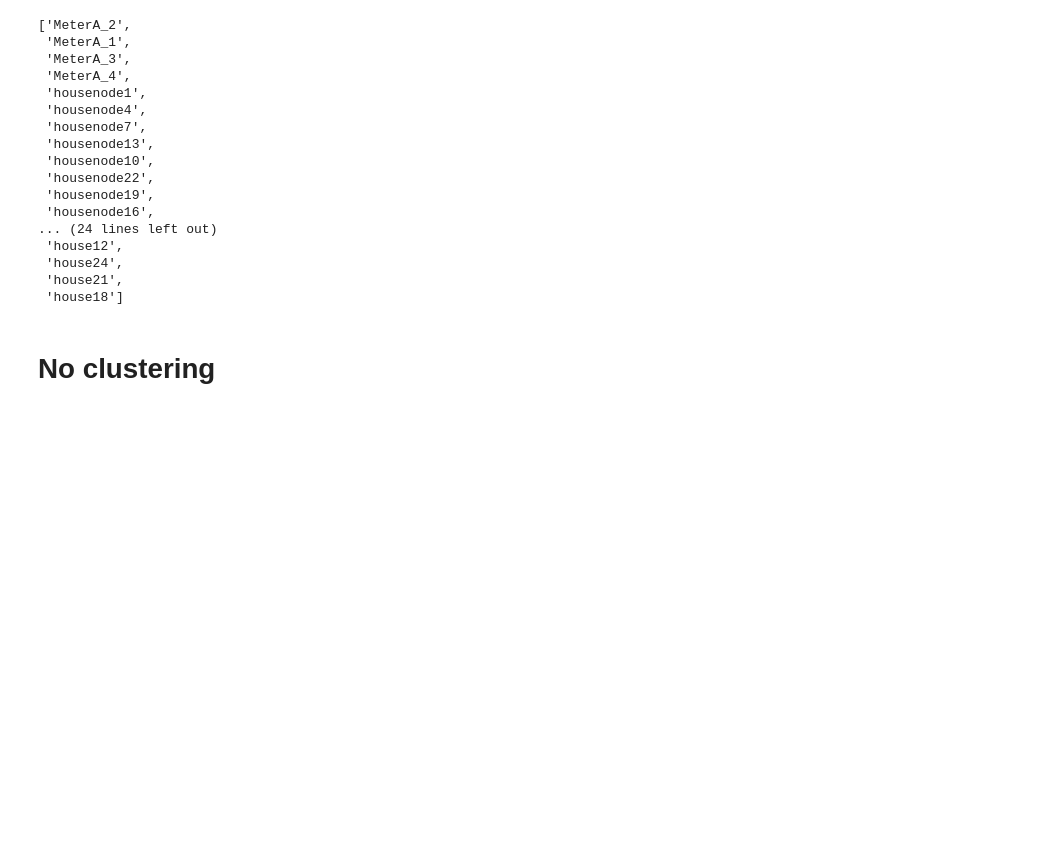
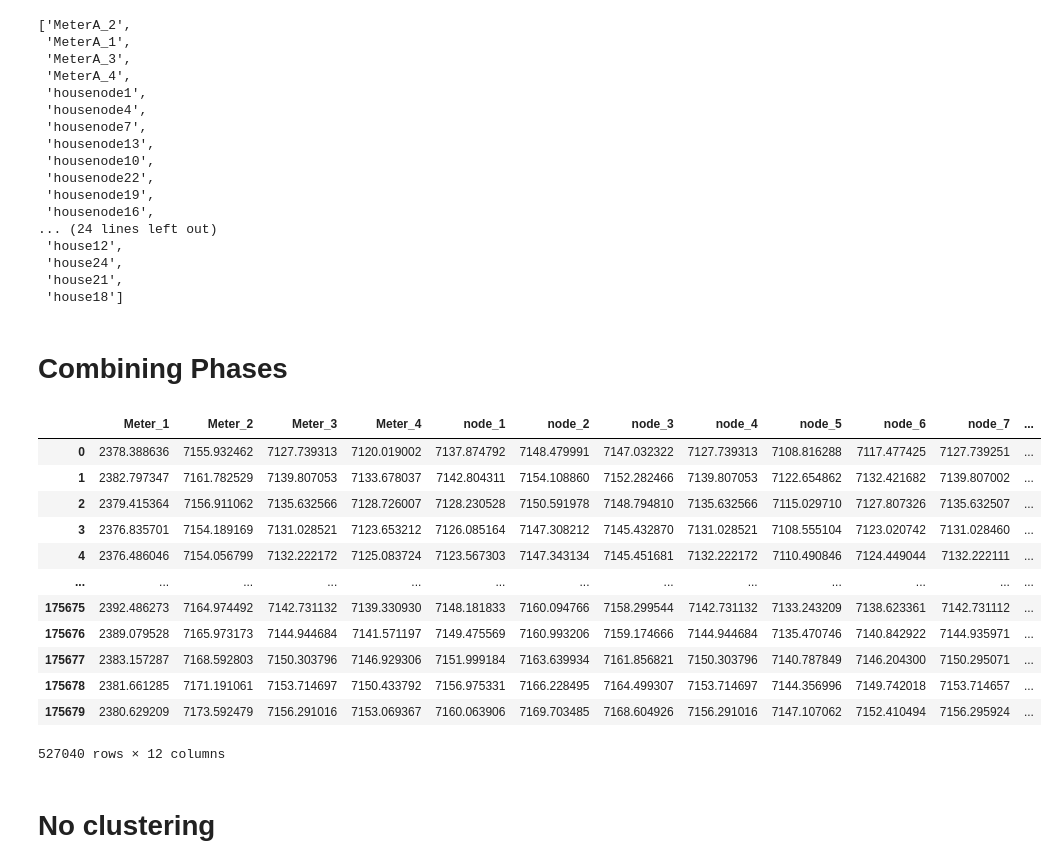
Before and after one commit to pragnaS/grid-edge, a Jupyter notebook: models/inverse/Anissa_Preprocessing.ipynb, the cells around one changed output. Cells and saved outputs as stored; diff of their text form; code cells hidden in the pictures; blank space fills up the shorter version.

```diff
--- a/models/inverse/Anissa_Preprocessing.ipynb
+++ b/models/inverse/Anissa_Preprocessing.ipynb
@@ -303,5 +311,49 @@ send_input_to_csv = send_input_to_csv[['MeterA_1', 'MeterA_2', 'MeterA_3',
                                        'house3','house6','house9','house15','house12',
                                        'house24','house21','house18',
                                        'year','month','day','hour_min']]
+# %% [markdown]
+# Combining Phases
+# %%
+send_input_to_csv2 = pd.DataFrame()
+Meter_1 = [send_input_to_csv['MeterA_1'],send_input_to_csv['MeterB_1'],send_input_to_csv['MeterC_1']]
+send_input_to_csv2['Meter_1'] = pd.concat(Meter_1)
+Meter_2 = [send_input_to_csv['MeterA_2'] + send_input_to_csv['MeterB_2'] + send_input_to_csv['MeterC_2']]
+send_input_to_csv2['Meter_2'] = pd.concat(Meter_2)
+Meter_3 = [send_input_to_csv['MeterA_3'] + send_input_to_csv['MeterB_3'] + send_input_to_csv['MeterC_3']]
+send_input_to_csv2['Meter_3'] = pd.concat(Meter_3)
+Meter_4 = [send_input_to_csv['MeterA_4'] + send_input_to_csv['MeterB_4'] + send_input_to_csv['MeterC_4']]
+send_input_to_csv2['Meter_4'] = pd.concat(Meter_4)
+node_1 = [send_input_to_csv['housenode1'] + send_input_to_csv['house2'] + send_input_to_csv['house3']]
+send_input_to_csv2['node_1'] = pd.concat(node_1)
+node_2 = [send_input_to_csv['housenode4'] + send_input_to_csv['house5'] + send_input_to_csv['house6']]
+send_input_to_csv2['node_2'] = pd.concat(node_2)
+node_3 = [send_input_to_csv['housenode7'] + send_input_to_csv['house8'] + send_input_to_csv['house9']]
+send_input_to_csv2['node_3'] = pd.concat(node_3)
+node_4 = [send_input_to_csv['housenode10'] + send_input_to_csv['house11'] + send_input_to_csv['house12']]
+send_input_to_csv2['node_4'] = pd.concat(node_4)
+node_5 = [send_input_to_csv['housenode13'] + send_input_to_csv['house14'] + send_input_to_csv['house15']]
+send_input_to_csv2['node_5'] = pd.concat(node_5)
+node_6 = [send_input_to_csv['housenode16'] + send_input_to_csv['house17'] + send_input_to_csv['house18']]
+send_input_to_csv2['node_6'] = pd.concat(node_6)
+node_7 = [send_input_to_csv['housenode19'] + send_input_to_csv['house20'] + send_input_to_csv['house21']]
+send_input_to_csv2['node_7'] = pd.concat(node_7)
+node_8 = [send_input_to_csv['housenode22'] + send_input_to_csv['house23'] + send_input_to_csv['house24']]
+send_input_to_csv2['node_8'] = pd.concat(node_8)
+
+send_input_to_csv2
+# %% [output]
+|  | Meter_1 | Meter_2 | Meter_3 | Meter_4 | node_1 | node_2 | node_3 | node_4 | node_5 | node_6 | node_7 | ... |
+| 0 | 2378.388636 | 7155.932462 | 7127.739313 | 7120.019002 | 7137.874792 | 7148.479991 | 7147.032322 | 7127.739313 | 7108.816288 | 7117.477425 | 7127.739251 | ... |
+| 1 | 2382.797347 | 7161.782529 | 7139.807053 | 7133.678037 | 7142.804311 | 7154.108860 | 7152.282466 | 7139.807053 | 7122.654862 | 7132.421682 | 7139.807002 | ... |
+| 2 | 2379.415364 | 7156.911062 | 7135.632566 | 7128.726007 | 7128.230528 | 7150.591978 | 7148.794810 | 7135.632566 | 7115.029710 | 7127.807326 | 7135.632507 | ... |
+| 3 | 2376.835701 | 7154.189169 | 7131.028521 | 7123.653212 | 7126.085164 | 7147.308212 | 7145.432870 | 7131.028521 | 7108.555104 | 7123.020742 | 7131.028460 | ... |
+| 4 | 2376.486046 | 7154.056799 | 7132.222172 | 7125.083724 | 7123.567303 | 7147.343134 | 7145.451681 | 7132.222172 | 7110.490846 | 7124.449044 | 7132.222111 | ... |
+| ... | ... | ... | ... | ... | ... | ... | ... | ... | ... | ... | ... | ... |
+| 175675 | 2392.486273 | 7164.974492 | 7142.731132 | 7139.330930 | 7148.181833 | 7160.094766 | 7158.299544 | 7142.731132 | 7133.243209 | 7138.623361 | 7142.731112 | ... |
+| 175676 | 2389.079528 | 7165.973173 | 7144.944684 | 7141.571197 | 7149.475569 | 7160.993206 | 7159.174666 | 7144.944684 | 7135.470746 | 7140.842922 | 7144.935971 | ... |
+| 175677 | 2383.157287 | 7168.592803 | 7150.303796 | 7146.929306 | 7151.999184 | 7163.639934 | 7161.856821 | 7150.303796 | 7140.787849 | 7146.204300 | 7150.295071 | ... |
+| 175678 | 2381.661285 | 7171.191061 | 7153.714697 | 7150.433792 | 7156.975331 | 7166.228495 | 7164.499307 | 7153.714697 | 7144.356996 | 7149.742018 | 7153.714657 | ... |
+| 175679 | 2380.629209 | 7173.592479 | 7156.291016 | 7153.069367 | 7160.063906 | 7169.703485 | 7168.604926 | 7156.291016 | 7147.107062 | 7152.410494 | 7156.295924 | ... |
+527040 rows × 12 columns
 # %% [markdown]
 # No clustering
```
Also changed, not shown: parts of 14 cells of this notebook.
